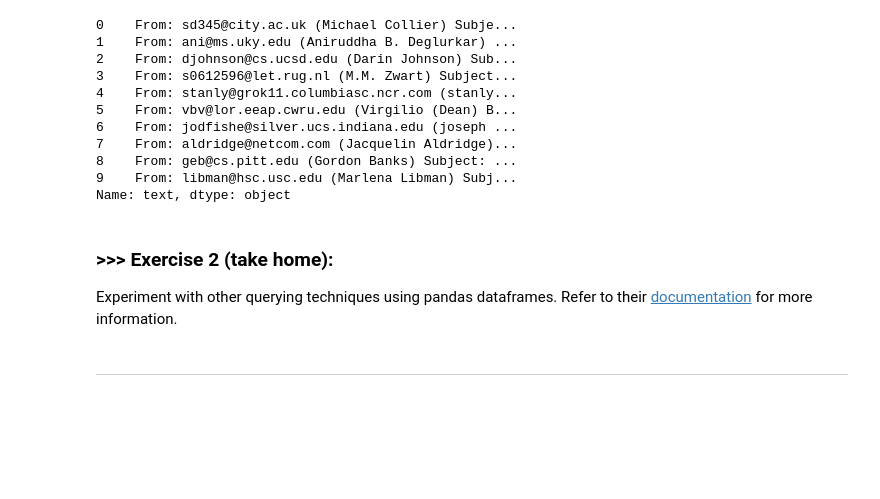
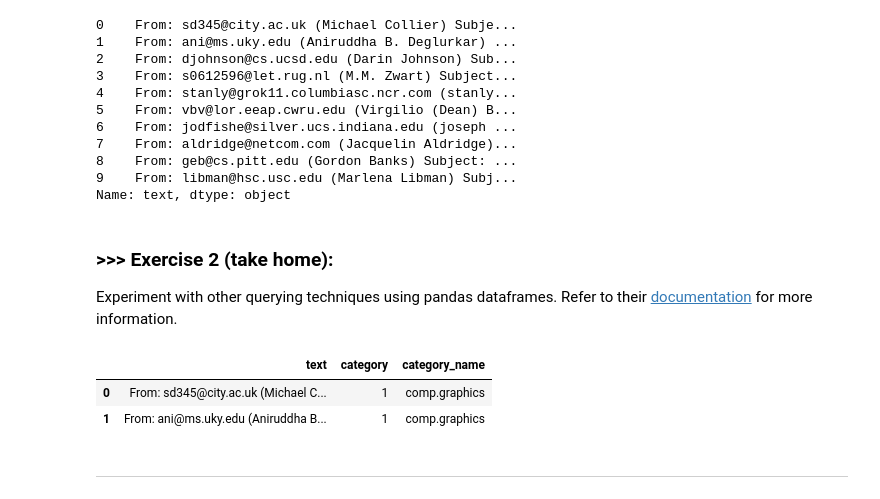
Before and after one commit to En90/DM2024-Lab1-Master, a Jupyter notebook: DM2024-Lab1-Master.ipynb, the cells around one changed output. Cells and saved outputs as stored; diff of their text form; code cells hidden in the pictures; blank space fills up the shorter version.

```diff
--- a/DM2024-Lab1-Master.ipynb
+++ b/DM2024-Lab1-Master.ipynb
@@ -393,3 +388,45 @@ Experiment with other querying techniques using pandas dataframes. Refer to thei
+# %%
+#Answer here
+
+# method to get column: 'category'
+X.loc[:, 'category'] # can use index name or column name
+X.iloc[:, 1] # need to use index
+X.get('category', default = -1) # can set default value in case specified column doesn't exist.
+
+# method to random sample data from dataframe
+X.sample(n=3, replace=False, weights=None, axis=0, random_state=None)
+
+# method to get value of row: 0, column: 'category'
+# at and iat are fast than [], because [] need a bit of overhead in order to figure out what case(single-label access, slicing, boolean indexing, etc.) to handle.
+X['category'][0]
+X.iat[0, 1] # iat need to use index
+X.at[0, 'category']
+
+# method to get all row which 'category' is 3
+X[X['category']==3]
+X.query('category > 2')
+X.where(X['category'] >= 3) # return same size dataframe, but row which 'category' is not 3 will fill with NaN
+X.mask(X['category'] >= 3) # inverse of .where()
+# mind that .query() can apply more complex condition
+X.query('[1, 2] in category & category_name == ["sci.med", "comp.graphics"]')
+
+# method to get row satisfy the criterion
+criterion1 = X['category_name'].map(lambda x: x.startswith('a'))
+criterion2 = X['category']==1
+X[criterion1 | criterion2] # or
+criterion = X['category']==1
+X.loc[criterion, 'text']
+X.iloc[criterion.values, 0] # iloc need to use index
+
+# method to find row which contain 1, 2 or 4
+X.isin([1, 2, 4])
+mask = X.isin([1, 2, 4]).all(1) # .all(1) means row which every column is true will be true
+X[mask] # none of row contain 1, 2, 4
+X[X.index.isin([0, 1, 2257])] # also can use to find row by index
+# %% [output]
+|  | text | category | category_name |
+| 0 | From: sd345@city.ac.uk (Michael C... | 1 | comp.graphics |
+| 1 | From: ani@ms.uky.edu (Aniruddha B... | 1 | comp.graphics |
 # %% [markdown]
 ---
 # %% [markdown]
```
Also changed, not shown: parts of 2 cells of this notebook.
